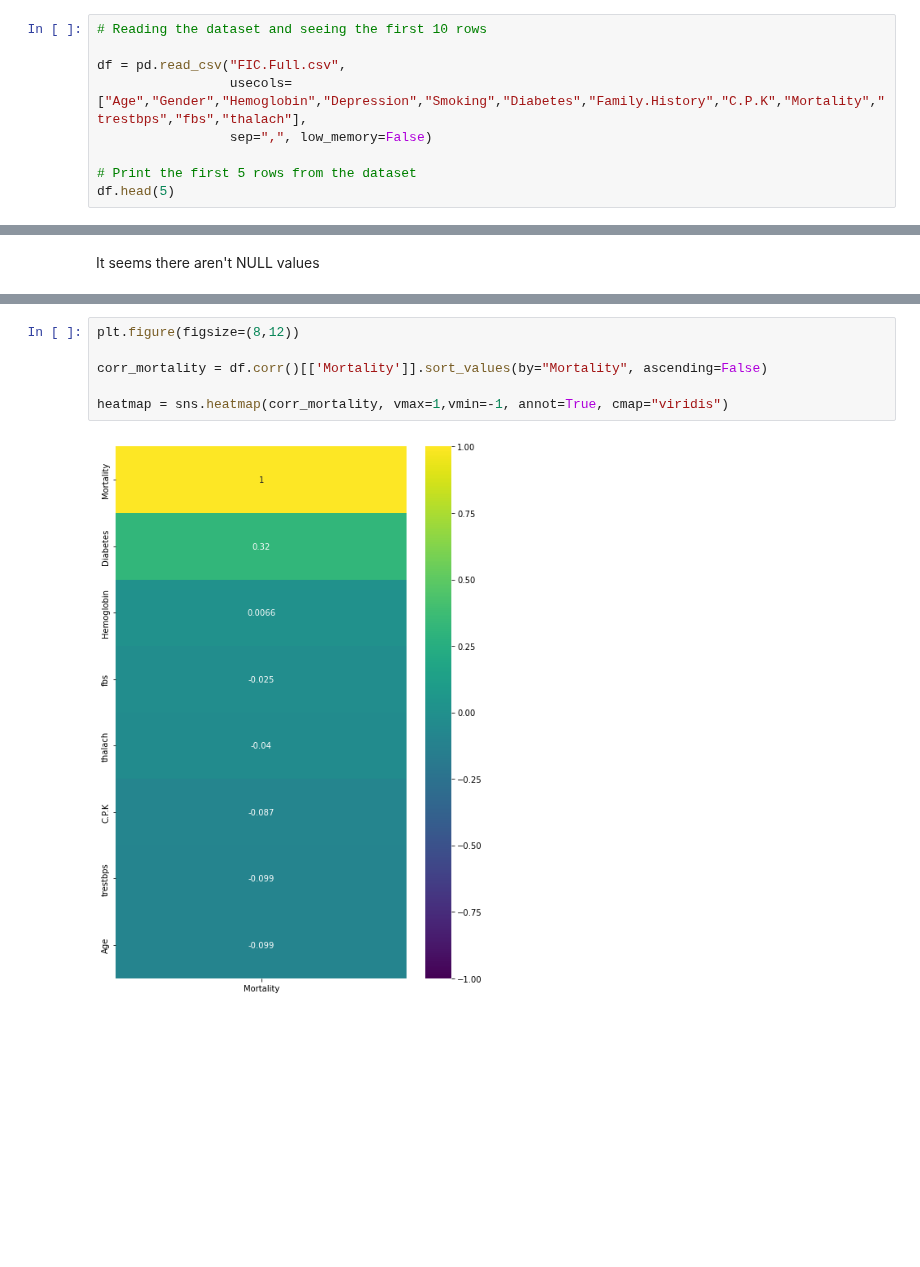
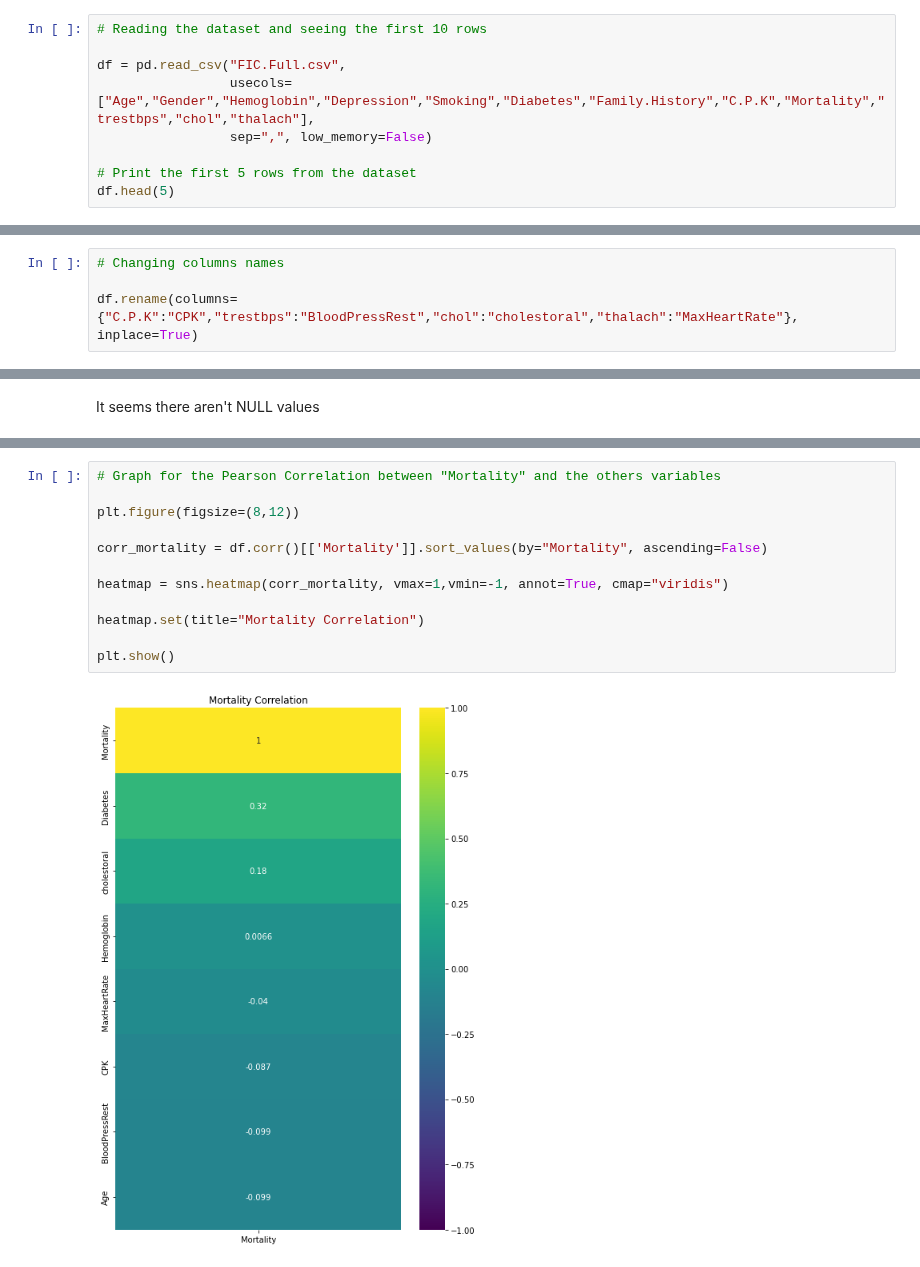
Before and after one commit to RenanGroot/Analise-Exploratoria-ENEM2019, a Jupyter notebook: Heart-Failure-Prediction.ipynb, the cells around one changed output, grey strips where cells are left out. Drawn from its saved outputs; the diff is of its cells as text; blank space fills up the shorter version.

```diff
--- a/Heart-Failure-Prediction.ipynb
+++ b/Heart-Failure-Prediction.ipynb
@@ -70,7 +70,7 @@ Aiming to pratice my Machine Learning and Data Analytics skills, I'm going to us
 # Reading the dataset and seeing the first 10 rows
 
 df = pd.read_csv("FIC.Full.csv",
-                 usecols=["Age","Gender","Hemoglobin","Depression","Smoking","Diabetes","Family.History","C.P.K","Mortality","trestbps","fbs","thalach"],
+                 usecols=["Age","Gender","Hemoglobin","Depression","Smoking","Diabetes","Family.History","C.P.K","Mortality","trestbps","chol","thalach"],
                  sep=",", low_memory=False)
 
 # Print the first 5 rows from the dataset
@@ -104,5 +104,9 @@ list(df.columns)
  'thalach',
  'Mortality']
+# %%
+# Changing columns names
+
+df.rename(columns={"C.P.K":"CPK","trestbps":"BloodPressRest","chol":"cholestoral","thalach":"MaxHeartRate"}, inplace=True)
 # %%
 # Checking for NULL values
 
@@ -142,8 +157,14 @@ dtype: object
 # %%
+# Graph for the Pearson Correlation between "Mortality" and the others variables
+
 plt.figure(figsize=(8,12))
 
 corr_mortality = df.corr()[['Mortality']].sort_values(by="Mortality", ascending=False)
 
 heatmap = sns.heatmap(corr_mortality, vmax=1,vmin=-1, annot=True, cmap="viridis")
+
+heatmap.set(title="Mortality Correlation")
+
+plt.show()
 # %% [output]
-[figure, old version]
+[figure, new version]
```
Also changed, not shown: parts of 8 cells of this notebook.
